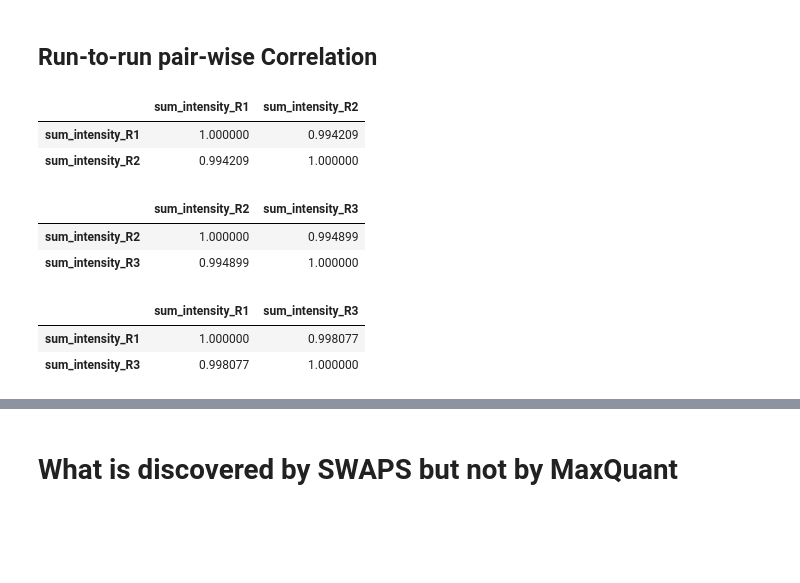
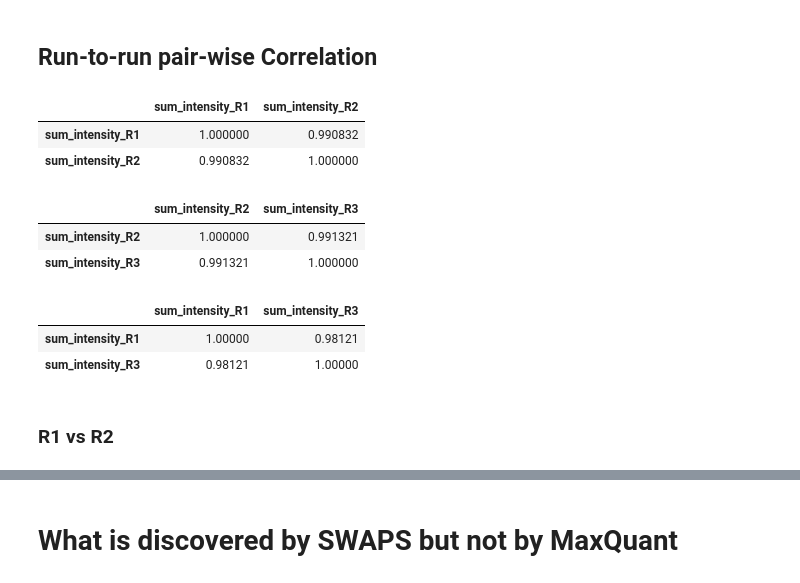
Before and after one commit to wilhelm-lab/SWAPS, a Jupyter notebook: notebooks/paper_11_compare_to_MBR.ipynb, the cells around one changed output, grey strips where cells are left out. Drawn from its saved outputs; the diff is of its cells as text; code cells hidden in the pictures; blank space fills up the shorter version.

```diff
--- a/notebooks/paper_11_compare_to_MBR.ipynb
+++ b/notebooks/paper_11_compare_to_MBR.ipynb
@@ -246,7 +248,7 @@ reg_int, abs_residue, valid_idx = plot_scatter(
 # %% [markdown]
 # SWAPS MBR
 # %%
-def read_swaps_result(result_path, spec_dir, read_ps: bool = True):
+def read_swaps_result(result_path, spec_dir: str = "", read_ps: bool = True):
     maxquant_result_ref = pd.read_pickle(
         os.path.join(result_path, "maxquant_result_ref.pkl")
     )
@@ -324,7 +326,7 @@ R2_R3 = pd.merge(
     on=["Sequence", "Modifications", "Modified sequence", "Charge"],
     suffixes=("_R2", "_R3"),
 )
-R1_R3 = pd.merge(
+R2_R3 = pd.merge(
     R1[
         [
             "Sequence",
@@ -351,8 +353,9 @@ R1_R3 = pd.merge(
 # %% [markdown]
 ## Identification count plot
 # %%
+int_thres = 100
 R1_to_combine = R1.loc[
-    R1["sum_intensity"] > 0,
+    R1["sum_intensity"] > int_thres,
     [
         "Sequence",
         "Modifications",
@@ -364,7 +367,7 @@ R1_to_combine = R1.loc[
 ]
 R1_to_combine["Experiment"] = "R1"
 R2_to_combine = R2.loc[
-    R2["sum_intensity"] > 0,
+    R2["sum_intensity"] > int_thres,
     [
         "Sequence",
         "Modifications",
@@ -376,7 +379,7 @@ R2_to_combine = R2.loc[
 ]
 R2_to_combine["Experiment"] = "R2"
 R3_to_combine = R3.loc[
-    R3["sum_intensity"] > 0,
+    R3["sum_intensity"] > int_thres,
     [
         "Sequence",
         "Modifications",
@@ -411,7 +414,7 @@ for idx_col, col in enumerate(swaps_all_pivot.columns):
     for idx, val in enumerate(swaps_all_pivot.index):
         ax.text(
             x=idx,
-            y=(idx_col + 1) * 28000,
+            y=(idx_col * 2 + 1) * 2000,
             s=f"{swaps_all_pivot.loc[val, col]}",
             ha="center",
             va="bottom",
@@ -420,7 +423,7 @@ for spine in ax.spines.values():
     spine.set_linewidth(3)  # Increase this value for thicker lines
 plt.xticks(rotation=0)
 plt.savefig(
-    "/cmnfs/proj/ORIGINS/SWAPS_exp/SWAPS_paper_figures/revision/comparison_MBR/swap_mq_id.png",
+    "/cmnfs/proj/ORIGINS/SWAPS_precursor_sampling/bruker_nanoflow/SWAPS_exp/random_15min_MBR/swap_mq_id.png",
     bbox_inches="tight",
     dpi=300,
 )
@@ -439,19 +442,27 @@ Text(2, 56000, '12989')
 # %% [markdown]
 ## Run-to-run pair-wise Correlation
 # %%
-R1_R2[["sum_intensity_R1", "sum_intensity_R2"]].corr(method="pearson")
-R2_R3[["sum_intensity_R2", "sum_intensity_R3"]].corr(method="pearson")
-R1_R3[["sum_intensity_R1", "sum_intensity_R3"]].corr(method="pearson")
+R1_R2[["sum_intensity_R1", "sum_intensity_R2"]].apply(lambda x: np.log10(x + 1)).corr(
+    method="pearson"
+)
+R2_R3[["sum_intensity_R2", "sum_intensity_R3"]].apply(lambda x: np.log10(x + 1)).corr(
+    method="pearson"
+)
+R2_R3[["sum_intensity_R1", "sum_intensity_R3"]].apply(lambda x: np.log10(x + 1)).corr(
+    method="pearson"
+)
 # %% [output]
 |  | sum_intensity_R1 | sum_intensity_R2 |
-| sum_intensity_R1 | 1.000000 | 0.994209 |
-| sum_intensity_R2 | 0.994209 | 1.000000 |
+| sum_intensity_R1 | 1.000000 | 0.990832 |
+| sum_intensity_R2 | 0.990832 | 1.000000 |
 |  | sum_intensity_R2 | sum_intensity_R3 |
-| sum_intensity_R2 | 1.000000 | 0.994899 |
-| sum_intensity_R3 | 0.994899 | 1.000000 |
+| sum_intensity_R2 | 1.000000 | 0.991321 |
+| sum_intensity_R3 | 0.991321 | 1.000000 |
 |  | sum_intensity_R1 | sum_intensity_R3 |
-| sum_intensity_R1 | 1.000000 | 0.998077 |
-| sum_intensity_R3 | 0.998077 | 1.000000 |
+| sum_intensity_R1 | 1.00000 | 0.98121 |
+| sum_intensity_R3 | 0.98121 | 1.00000 |
+# %% [markdown]
+### R1 vs R2
 # %%
 # All ID results
 from utils.plot import plot_scatter
```
Also changed, not shown: parts of 9 cells of this notebook, 1 other file.
